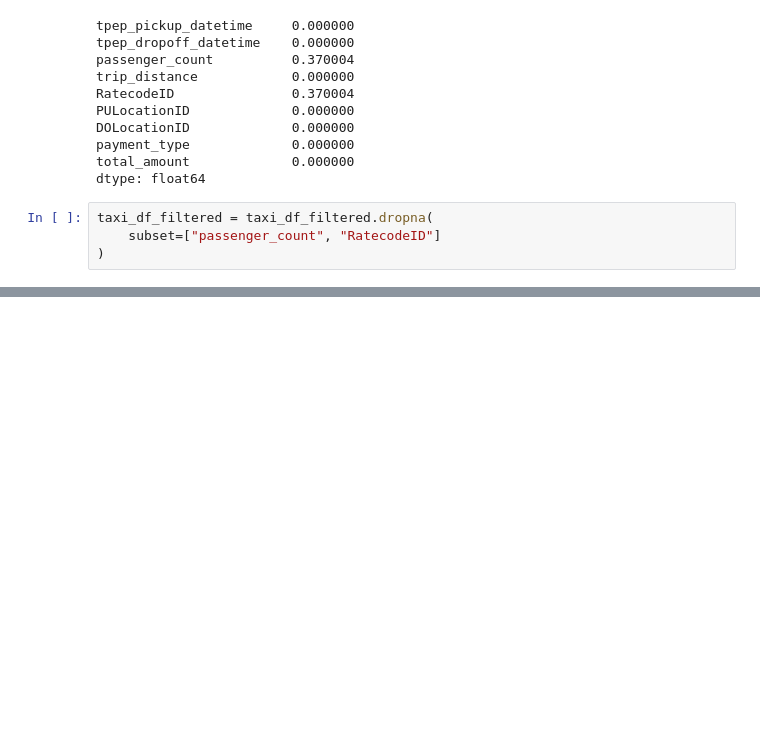
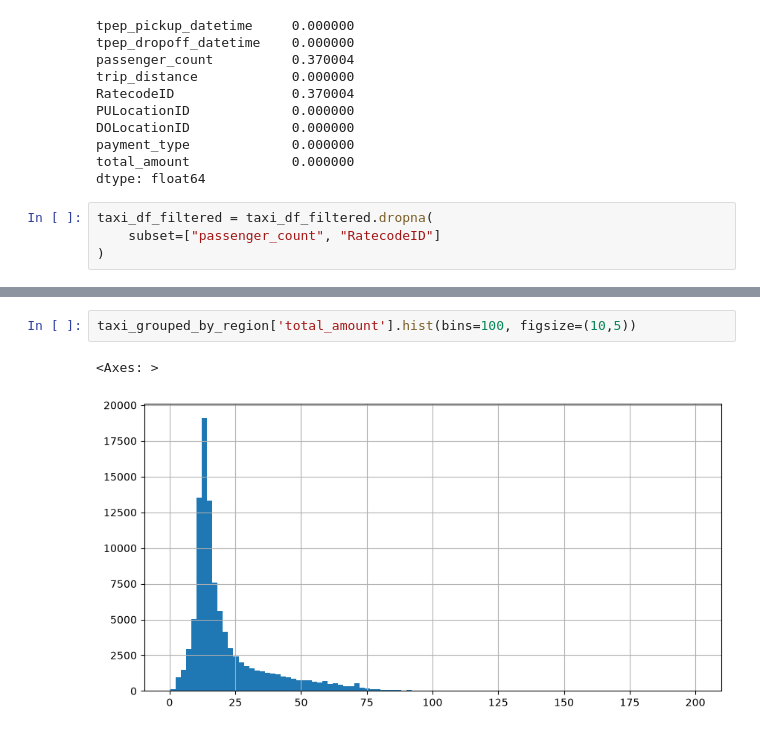
Before and after one commit to langaa23/New-York-Taxi-Analysis, a Jupyter notebook: Final.ipynb, the cells around one changed output, grey strips where cells are left out. Drawn from its saved outputs; the diff is of its cells as text; blank space fills up the shorter version.

```diff
--- a/Final.ipynb
+++ b/Final.ipynb
@@ -190,0 +327,5 @@ taxi_df_filtered = taxi_df_filtered.dropna(
+# %%
+taxi_grouped_by_region['total_amount'].hist(bins=100, figsize=(10,5))
+# %% [output]
+<Axes: >
+[figure, added]
```
Also changed, not shown: parts of 15 cells of this notebook.
